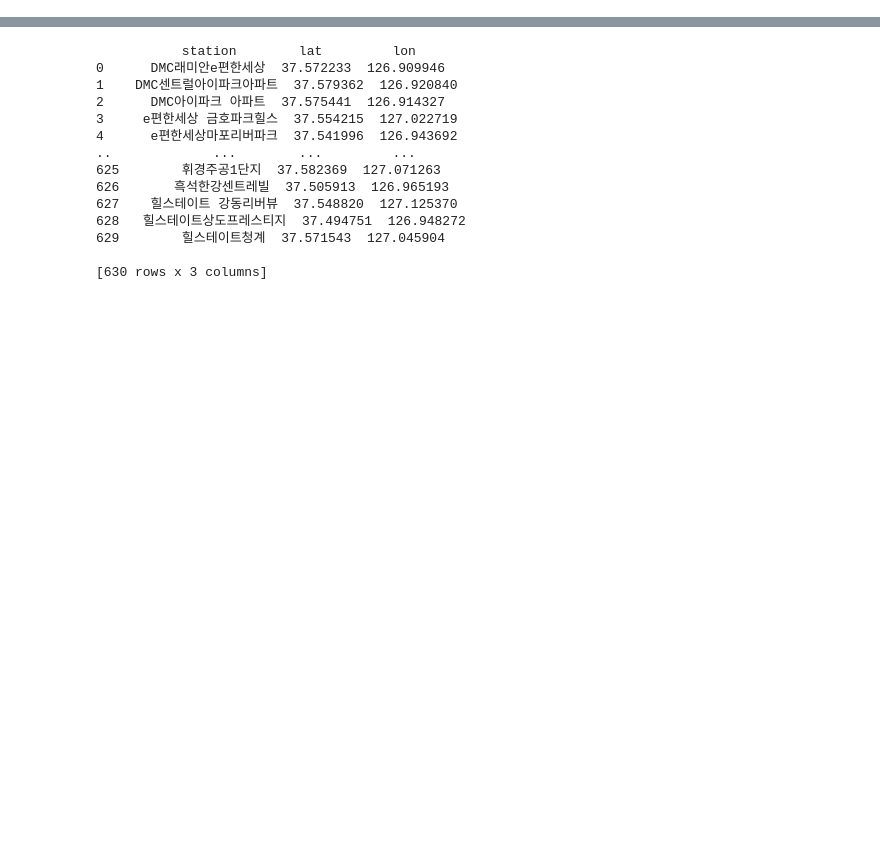
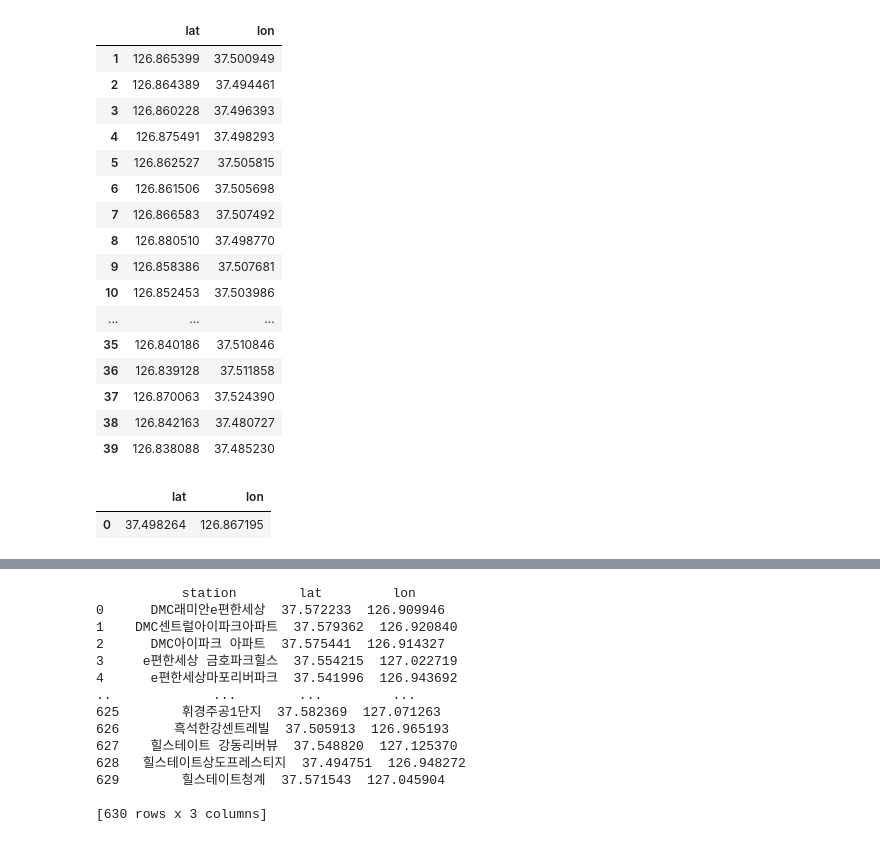
Before and after one commit to knudatascientists/Team3_stair, a Jupyter notebook: Electric_Automobile/test.ipynb, the cells around one changed output, grey strips where cells are left out. Saved outputs shown, nothing was run; the diff lists cells and outputs as text; code cells hidden in the pictures; blank space fills up the shorter version.

```diff
--- a/Electric_Automobile/test.ipynb
+++ b/Electric_Automobile/test.ipynb
@@ -5,0 +73,25 @@ user= UserInfo.geocoding('대구광역시 산격동 글로벌플라자')
+# %%
+df.loc[1:,['lat', 'lon']]
+# %% [output]
+|  | lat | lon |
+| 1 | 126.865399 | 37.500949 |
+| 2 | 126.864389 | 37.494461 |
+| 3 | 126.860228 | 37.496393 |
+| 4 | 126.875491 | 37.498293 |
+| 5 | 126.862527 | 37.505815 |
+| 6 | 126.861506 | 37.505698 |
+| 7 | 126.866583 | 37.507492 |
+| 8 | 126.880510 | 37.498770 |
+| 9 | 126.858386 | 37.507681 |
+| 10 | 126.852453 | 37.503986 |
+| ... | ... | ... |
+| 35 | 126.840186 | 37.510846 |
+| 36 | 126.839128 | 37.511858 |
+| 37 | 126.870063 | 37.524390 |
+| 38 | 126.842163 | 37.480727 |
+| 39 | 126.838088 | 37.485230 |
+# %%
+pd.DataFrame({'lat':[float(user.loc['lat'])],'lon':[float(user.loc['lng'])]})
+# %% [output]
+|  | lat | lon |
+| 0 | 37.498264 | 126.867195 |
```
Also changed, not shown: parts of 9 cells of this notebook, 2 other files.
